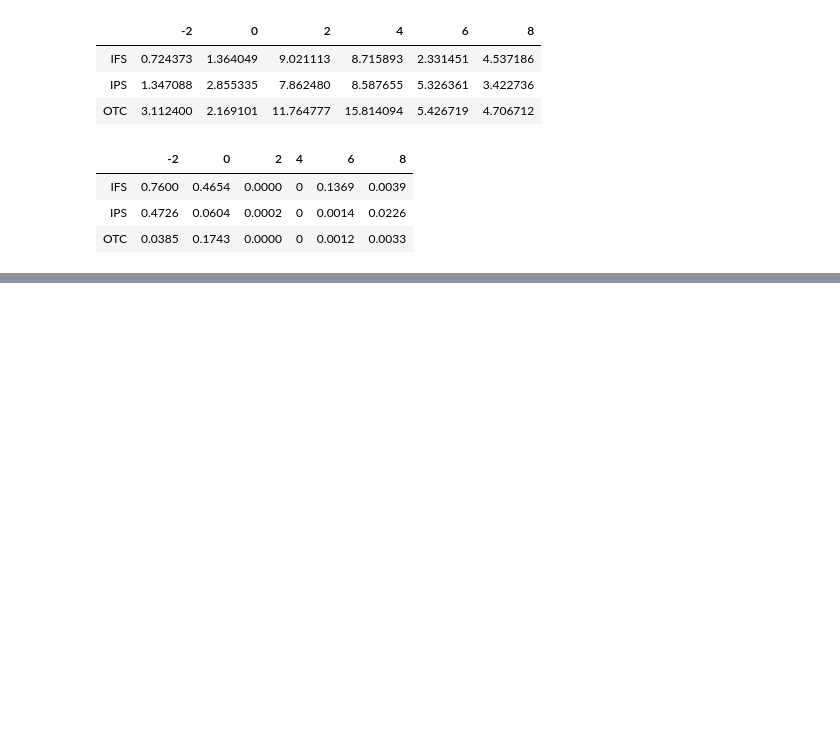
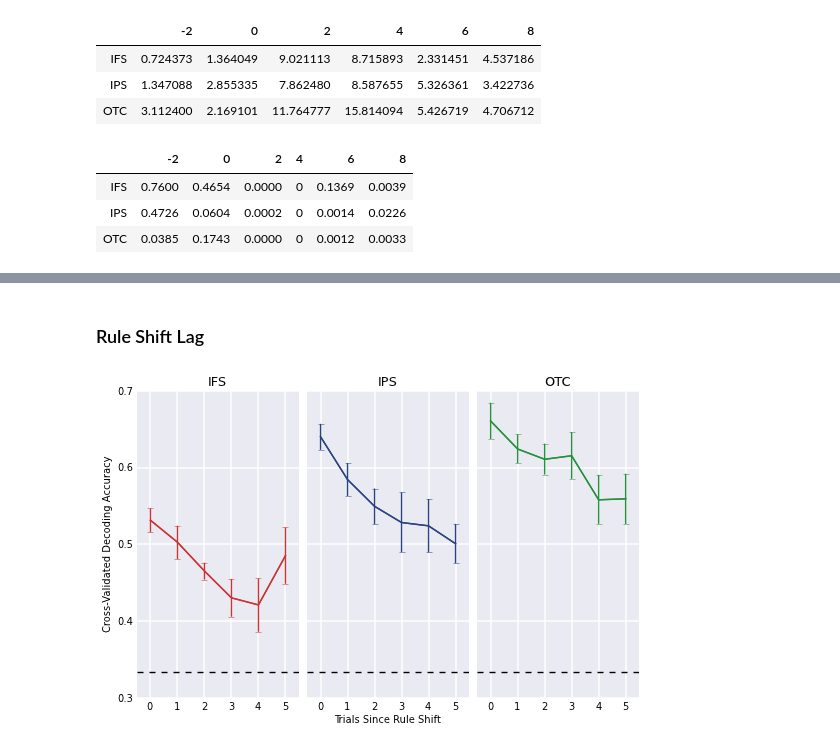
Before and after one commit to WagnerLabPapers/Waskom_JNeurosci_2014, a Jupyter notebook: DKsort_Neuron.ipynb, the cells around one changed output, grey strips where cells are left out. Drawn from its saved outputs; the diff is of its cells as text; code cells hidden in the pictures; blank space fills up the shorter version.

```diff
--- a/DKsort_Neuron.ipynb
+++ b/DKsort_Neuron.ipynb
@@ -595,0 +764,37 @@ pd.DataFrame(post_corr_p_vals, index=frames * 2).T
+# %% [markdown]
+### Rule Shift Lag
+# %%
+lag = []
+for i, shift_i in enumerate(behav_clean_df["dim_shift"]):
+    if shift_i:
+        lag.append(0)
+    else:
+        lag.append(i - np.argwhere(behav_clean_df["dim_shift"][:i]).max())
+behav_clean_df["dim_shift_lag"] = lag
+lag_splits = [df_i["dim_shift_lag"] for s, df_i in behav_clean_df.groupby("subj")]
+# %%
+lag_accs = dict()
+for roi, mask in zip(post_rois, post_masks):
+    ds = mvpa.load_datasets("dimension", roi, "yeo17_%s-graymid" % mask, frames, collapse=slice(2, 4))
+    accs = mvpa.decode_group(ds, model, split_pred=lag_splits, split_name="rule_shift_lag", dv=dv)
+    lag_accs[roi] = np.array([a[:6] for a in accs])
+# %%
+f, ax_list = subplots(1, 3, figsize=(9, 5.5))
+for i, roi in enumerate(post_rois):
+    ax = ax_list[i]
+    color = roi_colors[roi]
+    sns.tsplot(range(6), lag_accs[roi], err_style=["ci_bars"], color=color, ax=ax)
+    ax.set_ylim(.3, .7)
+    ax.set_yticks(linspace(.3, .7, 5))
+    ax.set_title(roi)
+    ax.set_xlim(-.5, 5.5)
+    ax.plot(ax.get_xlim(), [1./3, 1./3], "k--")
+    if i:
+        ax.set_yticklabels([])
+    else:
+        ax.set_ylabel("Cross-Validated Decoding Accuracy")
+    if i == 1:
+        ax.set_xlabel("Trials Since Rule Shift")
+subplots_adjust(wspace=.05)
+# %% [output]
+[figure, added]
```
Also changed, not shown: parts of 28 cells of this notebook.
